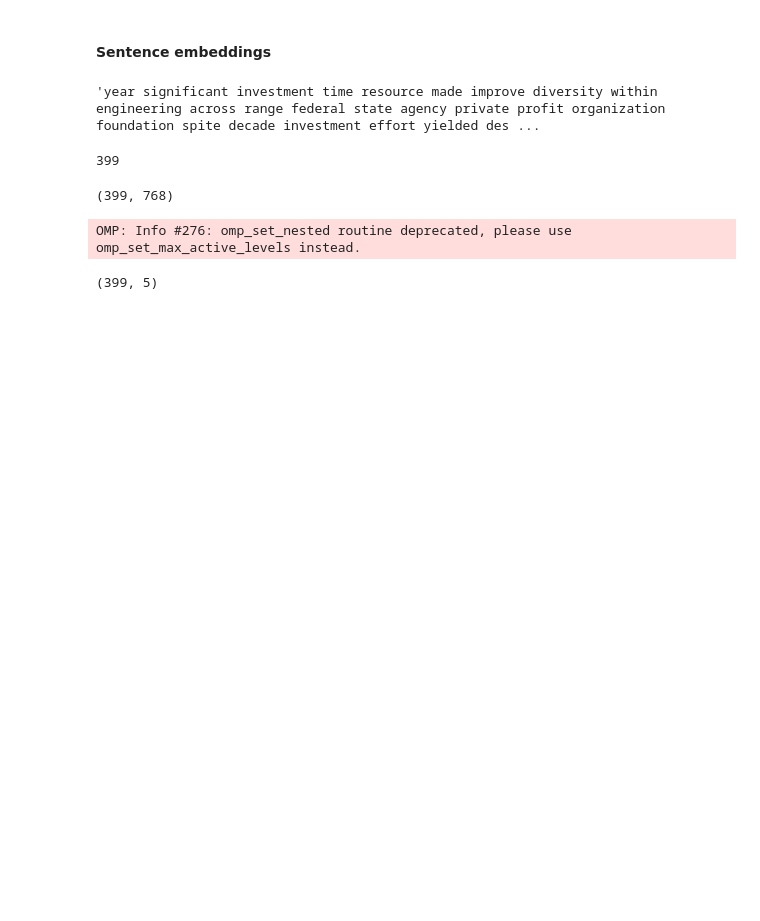
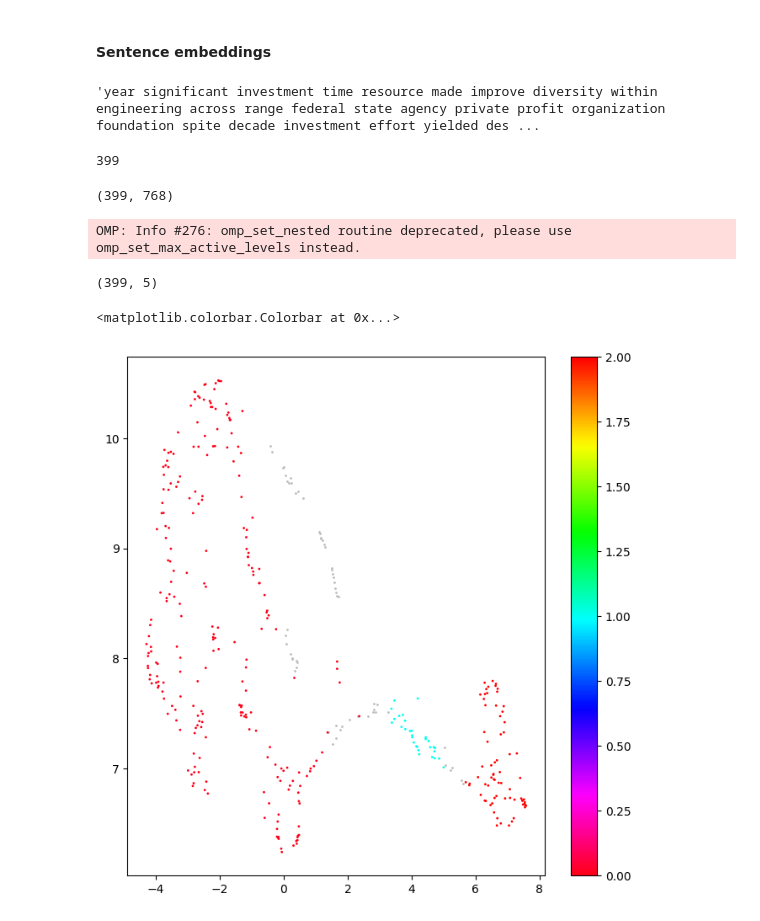
Before and after one commit to booktrackerGirl/Data-wrangling-and-analysis, a Jupyter notebook: Goggle Scholar Search/arXiv_analysis.ipynb, the cells around one changed output. Cells and saved outputs as stored; diff of their text form; code cells hidden in the pictures; blank space fills up the shorter version.

```diff
--- a/Goggle Scholar Search/arXiv_analysis.ipynb
+++ b/Goggle Scholar Search/arXiv_analysis.ipynb
@@ -518,3 +518,24 @@ OMP: Info #276: omp_set_nested routine deprecated, please use omp_set_max_active
 cluster1 = hdbscan.HDBSCAN(min_cluster_size=20,
                           metric='euclidean',
                           cluster_selection_method='eom').fit(umap_data1)
+# %%
+# Prepare data
+umap_data_plot = umap.UMAP(n_neighbors=90, n_components=2, min_dist=0.0, metric='cosine').fit_transform(umap_data1)
+
+cluster = hdbscan.HDBSCAN(min_cluster_size=20,
+                          metric='euclidean',
+                          cluster_selection_method='eom').fit(umap_data_plot)
+
+result = pd.DataFrame(umap_data_plot, columns=['x', 'y'])
+result['labels'] = cluster.labels_
+
+# Visualize clusters
+fig, ax = plt.subplots(figsize=(8, 8))
+outliers = result.loc[result.labels == -1, :]
+clustered = result.loc[result.labels != -1, :]
+plt.scatter(outliers.x, outliers.y, color='#BDBDBD', s=1)
+plt.scatter(clustered.x, clustered.y, c=clustered.labels, s=1, cmap='hsv_r')
+plt.colorbar()
+# %% [output]
+<matplotlib.colorbar.Colorbar at 0x...>
+[figure, added]
```
